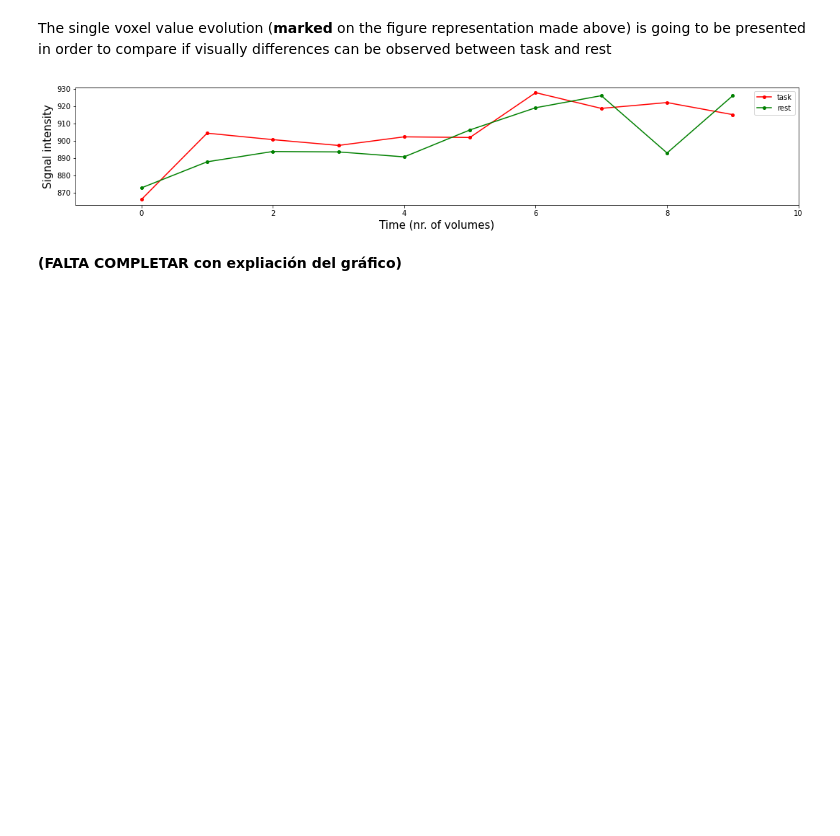
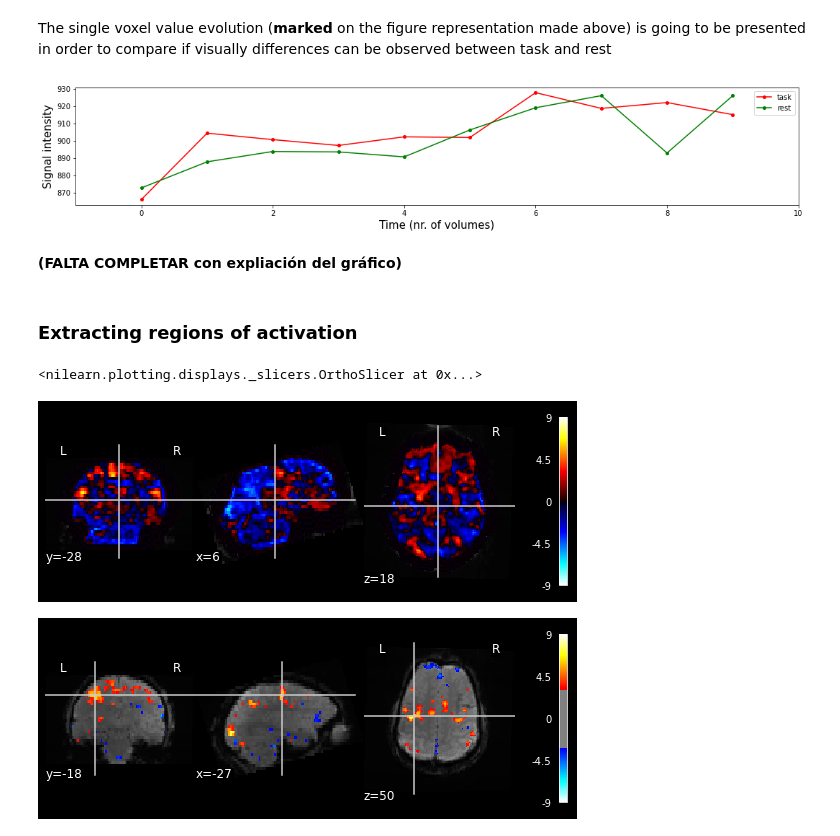
Before and after one commit to mrpotato180/final_project_neuroim, a Jupyter notebook: fMRI-EEG-Victor_Julia_Ernest_Alex.ipynb, the cells around one changed output. Cells and saved outputs as stored; diff of their text form; code cells hidden in the pictures; blank space fills up the shorter version.

```diff
--- a/fMRI-EEG-Victor_Julia_Ernest_Alex.ipynb
+++ b/fMRI-EEG-Victor_Julia_Ernest_Alex.ipynb
@@ -222,3 +229,34 @@ plt.show()
 [figure]
 # %% [markdown]
 __(FALTA COMPLETAR con expliación del gráfico)__
+# %% [markdown]
+### Extracting regions of activation
+# %%
+fmri_img = nib.load(subject_data)
+mean_img = image.mean_img(fmri_img)
+mask = masking.compute_epi_mask(mean_img)
+fmri_img = image.clean_img(fmri_img, standardize=False)
+fmri_img = image.smooth_img(fmri_img, 5.)
+
+events_ = pd.read_table('C:/Users/vctrf/Documents/Quatrimestre_2/Neuroimagen/proyecto Neuroimagen/task-eegfmriNF_events.tsv')
+#events_ = pd.read_table('/Users/juliagarciacornet/Desktop/Q4/Neuroimatge/project/task-eegfmriNF_events.tsv')
+del events_['stim_file']
+events=events_.replace({'Task-NF':'Task'})
+
+tr = 2  # repetition time of MRI scans is 2 seconds
+n_scans = fmri_img.shape[3]
+frame_times = np.arange(n_scans) * tr  # here are the correspoding frame times
+
+hrf_model = 'spm'
+X1 = make_first_level_design_matrix(frame_times, events, drift_model='Cosine',
+                                    hrf_model=hrf_model)
+fmri_glm = FirstLevelModel(signal_scaling=False, mask_img=mask, minimize_memory=False)
+fmri_glm = fmri_glm.fit(fmri_img, design_matrices=X1)
+
+z_map = fmri_glm.compute_contrast('Task- Rest')
+plotting.plot_stat_map(z_map, bg_img=mean_img);
+plotting.plot_stat_map(z_map, bg_img=mean_img, threshold=3.1)
+# %% [output]
+<nilearn.plotting.displays._slicers.OrthoSlicer at 0x...>
+[figure, added]
+[figure, added]
```
Also changed, not shown: parts of 8 cells of this notebook.
